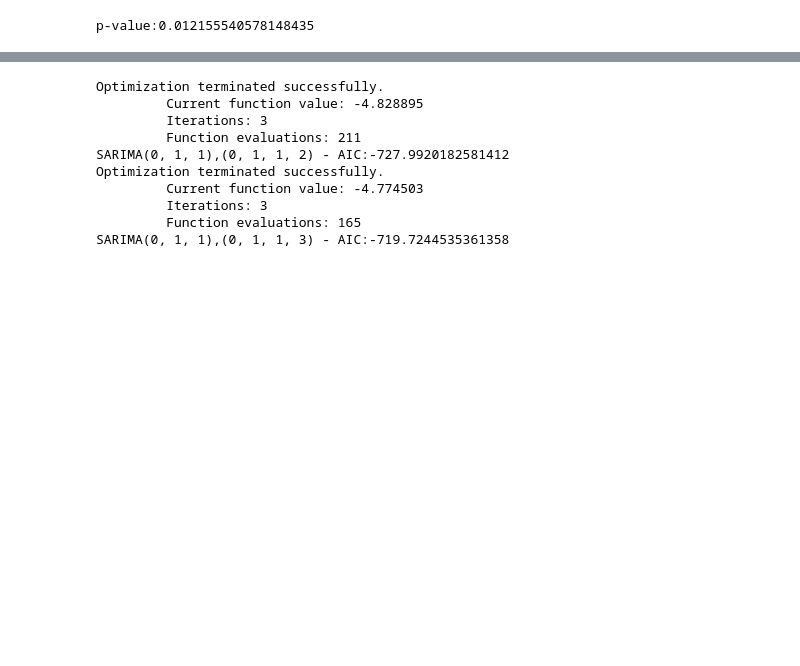
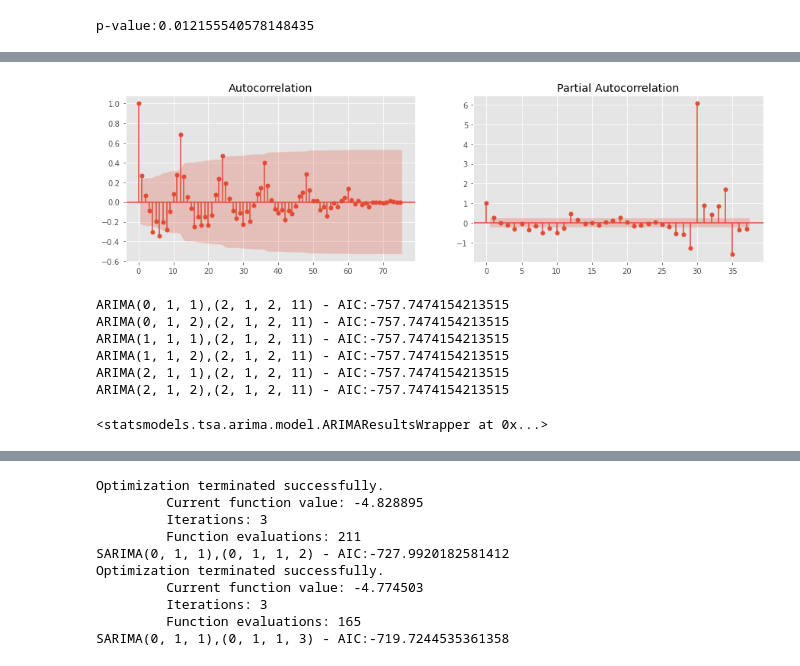
Before and after one commit to katiejohnsonsf/Forecasting-a-Carbon-Zero-City, a Jupyter notebook: Forecasting a Carbon Zero City.ipynb, the cells around one changed output, grey strips where cells are left out. Cells and saved outputs as stored; diff of their text form; code cells hidden in the pictures; blank space fills up the shorter version.

```diff
--- a/Forecasting a Carbon Zero City.ipynb
+++ b/Forecasting a Carbon Zero City.ipynb
@@ -447,0 +464,43 @@ diffed_2 = cov_rem.diff().dropna()
+# %%
+#ARIMA Model AC and PAC
+fig, ax = plt.subplots(1, 2, figsize=(15,4))
+fig = sm.graphics.tsa.plot_acf(train, lags=75, ax=ax[0])
+
+fig = sm.graphics.tsa.plot_pacf(train, lags=37, ax=ax[1])
+#plt.show()
+plt.savefig('images/ARIMA_AC_PAC_functions.png')
+# %% [output]
+[figure, added]
+# %%
+# Find optimized paramters for ARIMA
+
+#set parameter range
+p = range(0,3)
+q = range(1,3)
+d = range(1,2)
+# list of all parameter combos
+pdq = list(itertools.product(p, d, q))
+# ARIMA model pipeline
+for param in pdq:
+    try:
+        mod_ARIMA = sm.tsa.arima.ARIMA(train, order=param)
+        results_ARIMA = mod_ARIMA.fit()
+
+        print('ARIMA{},{} - AIC:{}'.format(param, param_seasonal, results.aic))
+    except:
+        continue
+# %% [output]
+ARIMA(0, 1, 1),(2, 1, 2, 11) - AIC:-757.7474154213515
+ARIMA(0, 1, 2),(2, 1, 2, 11) - AIC:-757.7474154213515
+ARIMA(1, 1, 1),(2, 1, 2, 11) - AIC:-757.7474154213515
+ARIMA(1, 1, 2),(2, 1, 2, 11) - AIC:-757.7474154213515
+ARIMA(2, 1, 1),(2, 1, 2, 11) - AIC:-757.7474154213515
+ARIMA(2, 1, 2),(2, 1, 2, 11) - AIC:-757.7474154213515
+# %%
+# ARIMA with optimized parameters
+mod_ARIMA = statsmodels.tsa.arima.model.ARIMA(train, order=(1, 1, 2), seasonal_order=(2, 1, 2, 11))
+res_ARIMA = mod_ARIMA.fit()
+res_ARIMA
+#print(res.summary())
+# %% [output]
+<statsmodels.tsa.arima.model.ARIMAResultsWrapper at 0x...>
```
Also changed, not shown: parts of 24 cells of this notebook.
